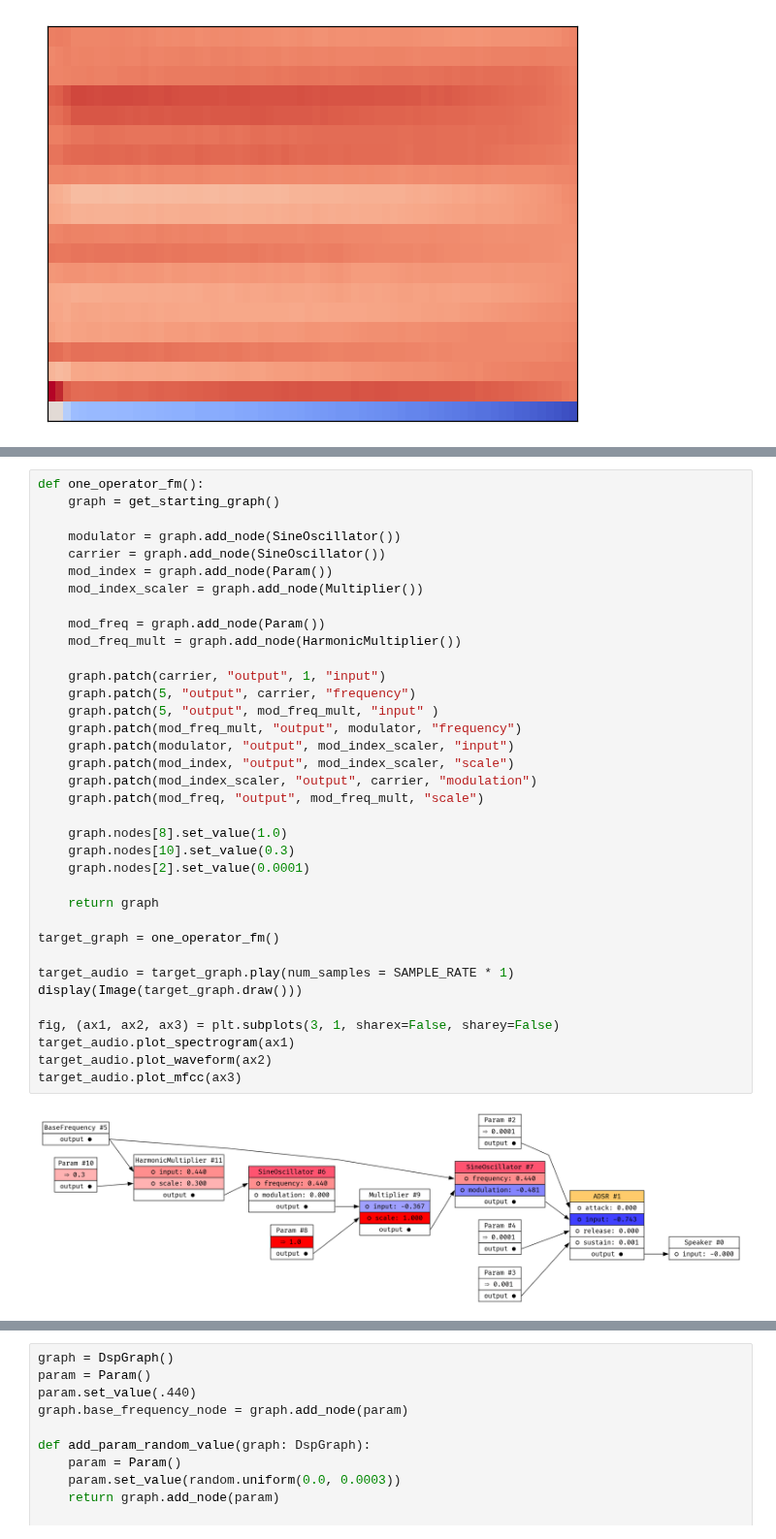
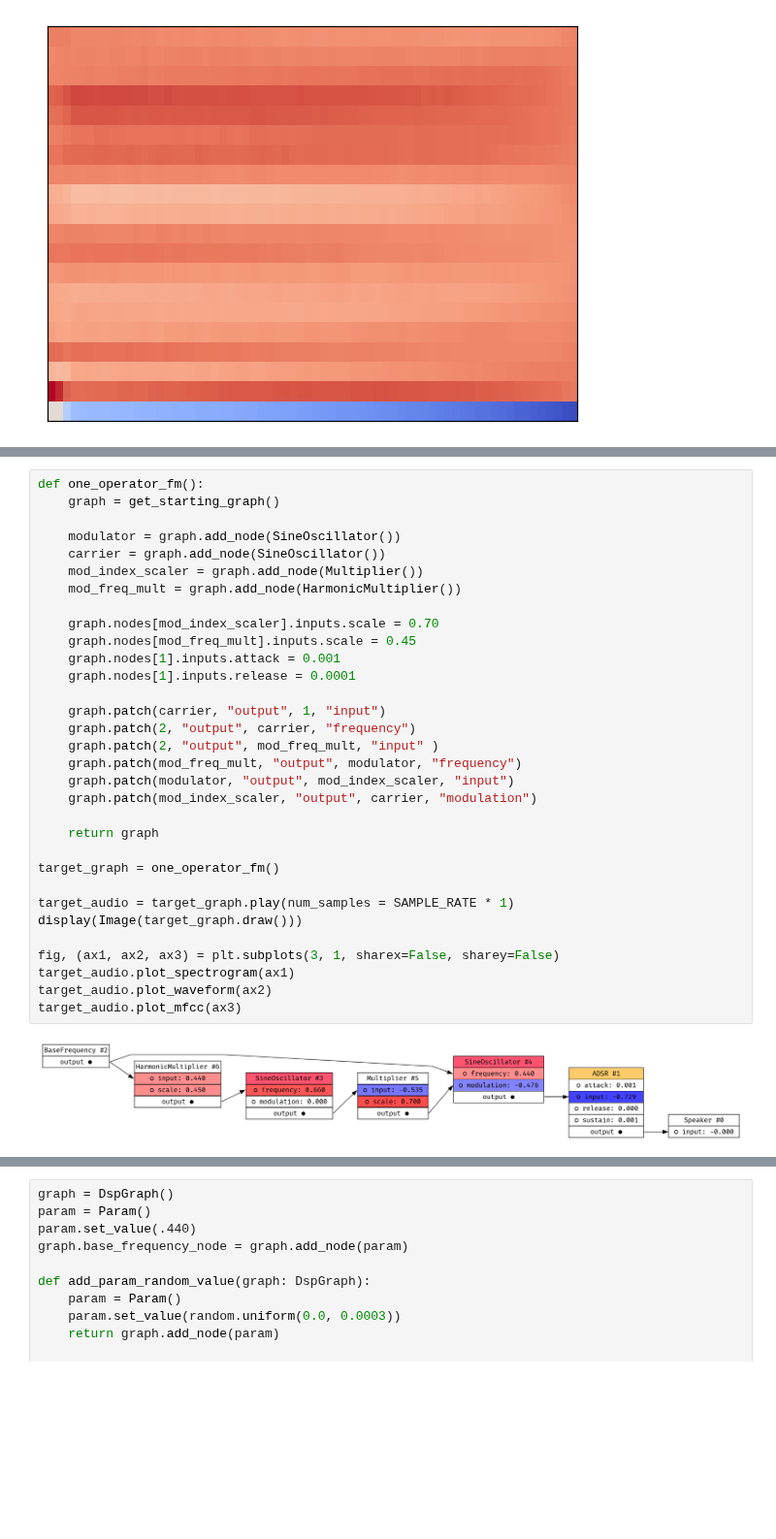
Before and after one commit to Wint3rmute/luthier, a Jupyter notebook: prototyping.ipynb, the cells around one changed output, grey strips where cells are left out. Shown at 97% size. Saved outputs shown, nothing was run; the diff lists cells and outputs as text; blank space fills up the shorter version.

Commit message:
Tweakable node inputs without needing to create params

```diff
--- a/prototyping.ipynb
+++ b/prototyping.ipynb
@@ -81,38 +81,34 @@ fig.tight_layout()
 # %%
 def one_operator_fm():
     graph = get_starting_graph()
 
     modulator = graph.add_node(SineOscillator())
     carrier = graph.add_node(SineOscillator())
-    mod_index = graph.add_node(Param())
     mod_index_scaler = graph.add_node(Multiplier())
-
-    mod_freq = graph.add_node(Param())
     mod_freq_mult = graph.add_node(HarmonicMultiplier())
 
+    graph.nodes[mod_index_scaler].inputs.scale = 0.70
+    graph.nodes[mod_freq_mult].inputs.scale = 0.45
+    graph.nodes[1].inputs.attack = 0.001
+    graph.nodes[1].inputs.release = 0.0001
+
     graph.patch(carrier, "output", 1, "input")
-    graph.patch(5, "output", carrier, "frequency")
-    graph.patch(5, "output", mod_freq_mult, "input" )
+    graph.patch(2, "output", carrier, "frequency")
+    graph.patch(2, "output", mod_freq_mult, "input" )
     graph.patch(mod_freq_mult, "output", modulator, "frequency")
     graph.patch(modulator, "output", mod_index_scaler, "input")
-    graph.patch(mod_index, "output", mod_index_scaler, "scale")
     graph.patch(mod_index_scaler, "output", carrier, "modulation")
-    graph.patch(mod_freq, "output", mod_freq_mult, "scale")
-
-    graph.nodes[8].set_value(1.0)
-    graph.nodes[10].set_value(0.3)
-    graph.nodes[2].set_value(0.0001)
 
     return graph
 
 target_graph = one_operator_fm()
 
 target_audio = target_graph.play(num_samples = SAMPLE_RATE * 1)
 display(Image(target_graph.draw()))
 
 fig, (ax1, ax2, ax3) = plt.subplots(3, 1, sharex=False, sharey=False)
 target_audio.plot_spectrogram(ax1)
 target_audio.plot_waveform(ax2)
 target_audio.plot_mfcc(ax3)
 # %% [output]
-[figure, old version]
+[figure, new version]
```
Also changed, not shown: parts of 8 cells of this notebook, 1 other file.
